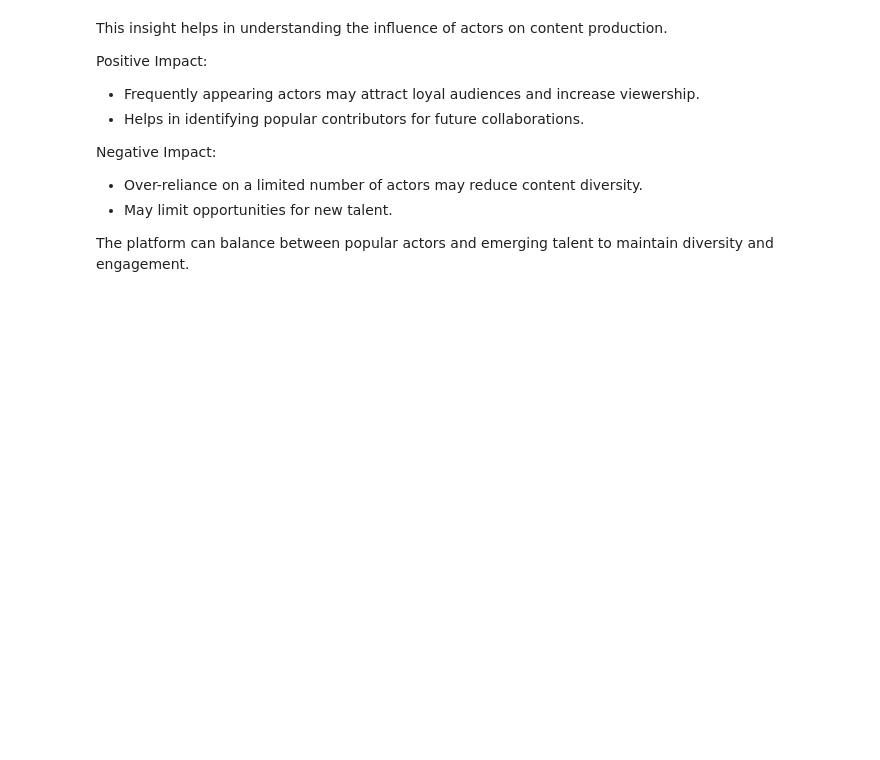
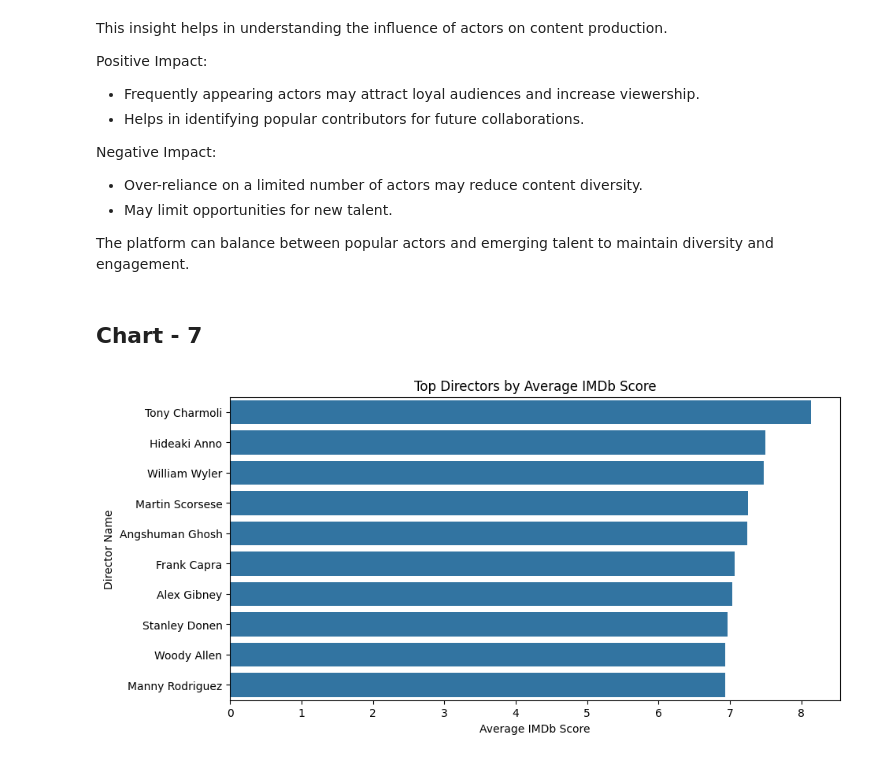
Before and after one commit to Snehamn24/Amazon-Prime-Video-EDA-and-Machine-Learning-Analysis, a Jupyter notebook: Amazon_Prime_EDA.ipynb, the cells around one changed output. Drawn from its saved outputs; the diff is of its cells as text; code cells hidden in the pictures; blank space fills up the shorter version.

Commit message:
Completed Visualization and provided the business objective

```diff
--- a/Amazon_Prime_EDA.ipynb
+++ b/Amazon_Prime_EDA.ipynb
@@ -478,8 +478,8 @@ title['description']=title['description'].fillna("No description available")
 # Fill age certification
 title['age_certification']=title['age_certification'].fillna("Unknown")
 
-# Drop seasons (not useful for all rows)
-#title.drop(columns=['seasons'], inplace=True)
+#Drop seasons (not useful for all rows)
+title.drop(columns=['seasons'], inplace=True)
 
 
 # Fill ratings with median
@@ -812,3 +812,29 @@ Negative Impact:
 - May limit opportunities for new talent.
 
 The platform can balance between popular actors and emerging talent to maintain diversity and engagement.
+# %% [markdown]
+## Chart - 7
+# %%
+#Chart – 7: Average IMDb Score by Top Directors
+
+#merge the datasets
+df = pd.merge(title, credits, on='id', how='left')
+
+#Filter Directors
+directors = df[df['role'] == 'DIRECTOR']
+
+#top directors
+top_directors = directors.groupby('name').filter(lambda x: len(x) >= 5)
+
+#average IMDB Scores
+director_ratings = top_directors.groupby('name')['imdb_score'].mean().sort_values(ascending=False).head(10)
+
+#plot
+plt.figure(figsize=(10,5))
+sns.barplot(x=director_ratings.values, y=director_ratings.index)
+plt.title("Top Directors by Average IMDb Score")
+plt.xlabel("Average IMDb Score")
+plt.ylabel("Director Name")
+plt.show()
+# %% [output]
+[figure, added]
```
Also changed, not shown: parts of 37 cells of this notebook.
